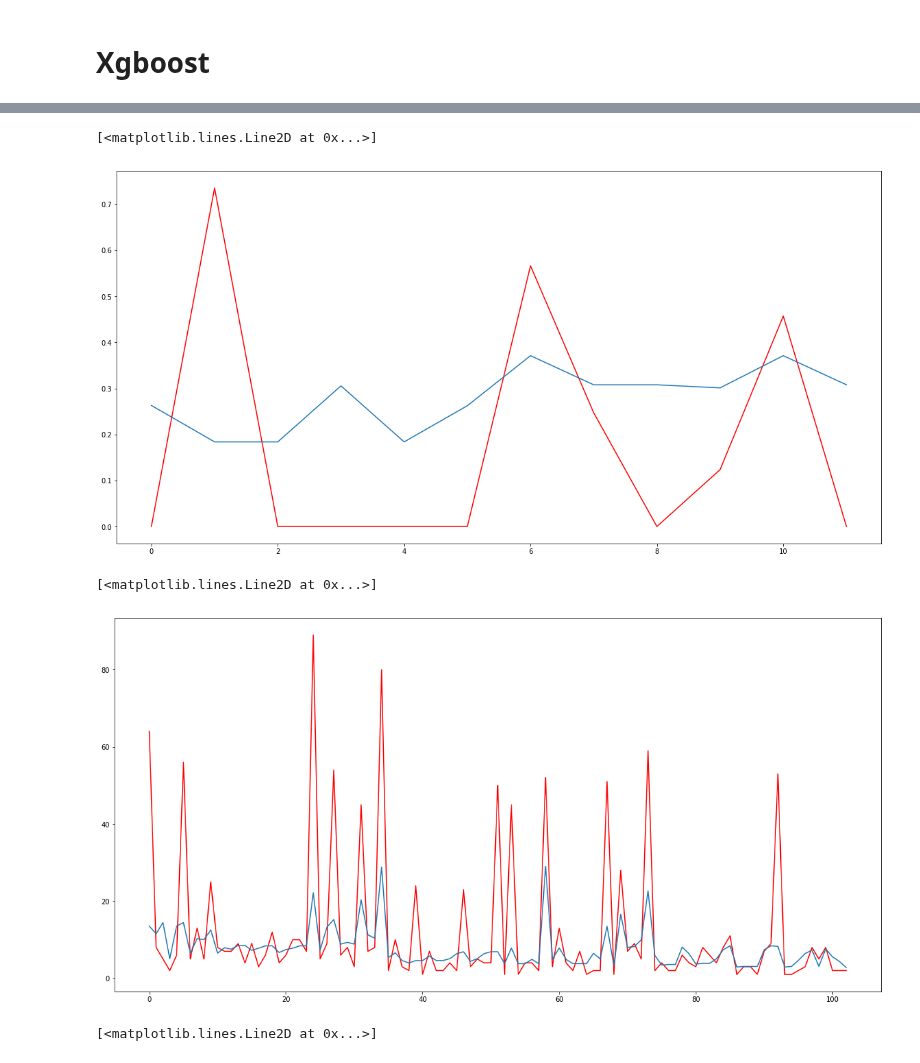
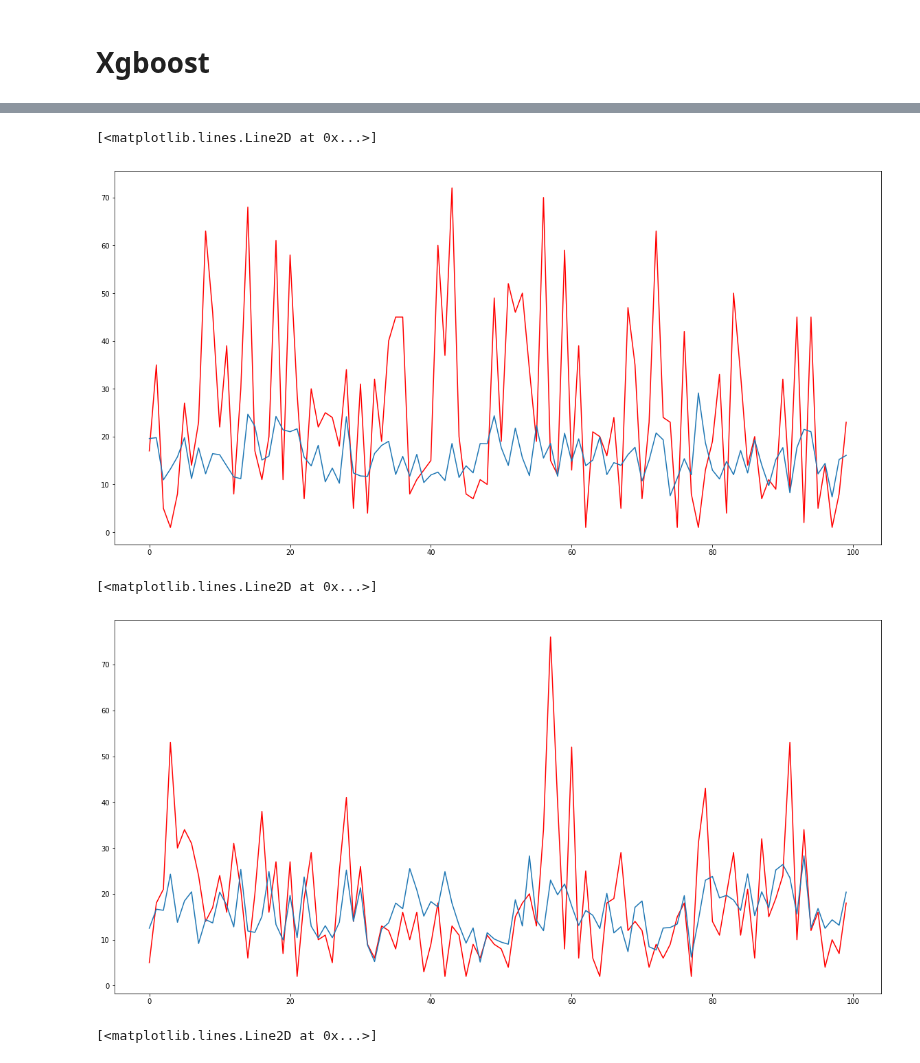
Before and after one commit to xiaochuan-du/ml_utils, a Jupyter notebook: proj/RRVF/test.ipynb, the cells around one changed output, grey strips where cells are left out. Cells and saved outputs as stored; diff of their text form; code cells hidden in the pictures.

```diff
--- a/proj/RRVF/test.ipynb
+++ b/proj/RRVF/test.ipynb
@@ -395,0 +425,26 @@ model.eval(xdata_val)
+# %%
+# valid & trn splitting
+all_vars = feas['all_vars']
+xgb_parms = {
+    'learning_rate': 0.1,
+    'subsample': 0.95,
+    'colsample_bylevel': 0.6,
+    'silent': True,
+    'objective': 'reg:linear',
+    'seed': random.randint(0,1e9),
+    "nthread": 4,
+    "num_round": 1500,
+    'max_depth': 7 #  4,6,8,10,15
+}
+
+
+for ntree in [80]:
+    model = xgboost.train(xgb_parms, xdata, verbose_eval=True, num_boost_round=ntree)
+    # model.eval(xdata_val)
+    pred_valid = model.predict(xdata_val)
+    pred_valid_orig = utils.log_max_inv(pred_valid, max_log_y)
+    valid_loss = rmsle(pred_valid_orig, y_valid_orig)
+    pred_trn = model.predict(xdata)
+    pred_trn_orig = utils.log_max_inv(pred_trn, max_log_y)
+    trn_loss = rmsle(pred_trn_orig, y_train_orig)
+    print('train loss: {}, valid loss: {}'.format(trn_loss, valid_loss))
@@ -411,19 +498,19 @@ pred_test_orig = utils.log_max_inv(pred_test, max_log_y)
 # %%
 plt.figure(figsize=(20, 10))
-plt.plot(y_valid.values, 'r')
-plt.plot(pred_test.flatten())
+plt.plot(y_valid_orig.values[1000:1100], 'r')
+plt.plot(pred_valid_orig.flatten()[1000:1100])
 # %% [output]
 [<matplotlib.lines.Line2D at 0x...>]
-[figure, old version]
+[figure, new version]
 # %%
 pred_trn = model.predict(xdata)
 pred_trn_orig = utils.log_max_inv(pred_trn, max_log_y)
 plt.figure(figsize=(20, 10))
-plt.plot(y_train_orig.values, 'r')
-plt.plot(pred_trn_orig.flatten())
+plt.plot(y_train_orig.values[1000:1100], 'r')
+plt.plot(pred_trn_orig.flatten()[1000:1100])
 # %% [output]
 [<matplotlib.lines.Line2D at 0x...>]
-[figure, old version]
+[figure, new version]
 # %%
 trn.visit_date = pd.to_datetime(trn.visit_date)
 # %%
```
Also changed, not shown: parts of 29 cells of this notebook, 2 other files.
